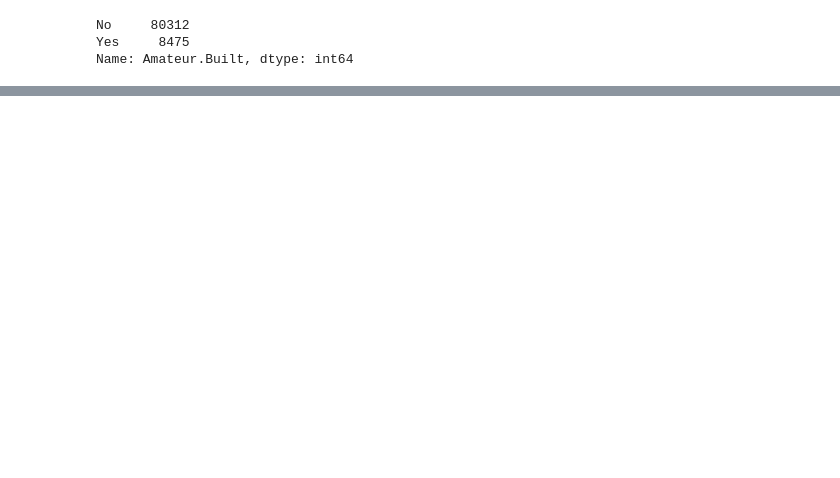
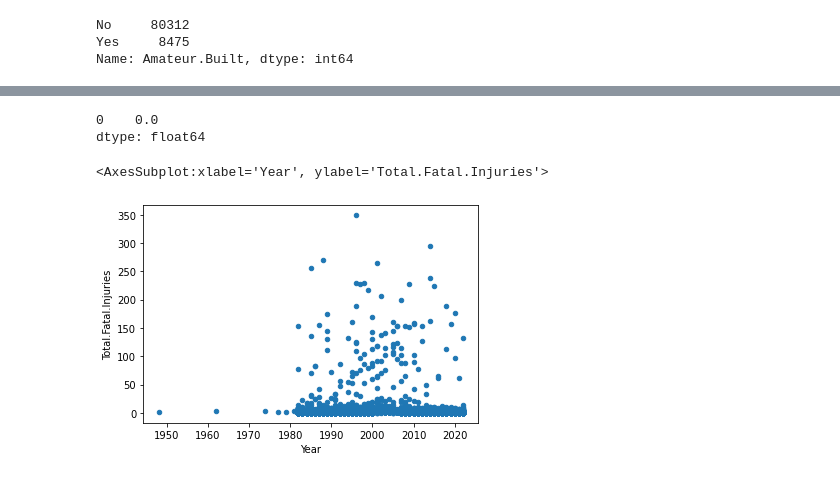
Before and after one commit to m-romanski/Determining-Safest-Aircraft, a Jupyter notebook: Lydia Scratch.ipynb, the cells around one changed output, grey strips where cells are left out. Drawn from its saved outputs; the diff is of its cells as text; code cells hidden in the pictures; blank space fills up the shorter version.

```diff
--- a/Lydia Scratch.ipynb
+++ b/Lydia Scratch.ipynb
@@ -113,0 +147,4 @@ AttributeError: 'Series' object has no attribute 'title'
+# %%
+df['Event.Date'] = pd.to_datetime(df['Event.Date'])
+df['Year'] = df['Event.Date'].dt.year
+df.info()
@@ -168,3 +223,6 @@ df['Amateur.Built'].value_counts()
 No     80312
 Yes     8475
 Name: Amateur.Built, dtype: int64
+# %%
+
+df.drop(df[df['Amateur.Built'] == 'Yes'].index, inplace = True)
@@ -170,0 +249,3 @@ Name: Amateur.Built, dtype: int64
+# %%
+df = df[df['Make'].isin(df['Make'].value_counts()[df['Make'].value_counts() > 79].index)]
+df["Make"].value_counts()
@@ -331,0 +420,10 @@ Name: Total.Uninjured, Length: 379, dtype: int64
+# %%
+df['Total.Fatal.Injuries'].mode()
+# %% [output]
+0    0.0
+dtype: float64
+# %%
+df.plot.scatter(x='Year', y='Total.Fatal.Injuries')
+# %% [output]
+<AxesSubplot:xlabel='Year', ylabel='Total.Fatal.Injuries'>
+[figure, added]
```
Also changed, not shown: parts of 31 cells of this notebook.
